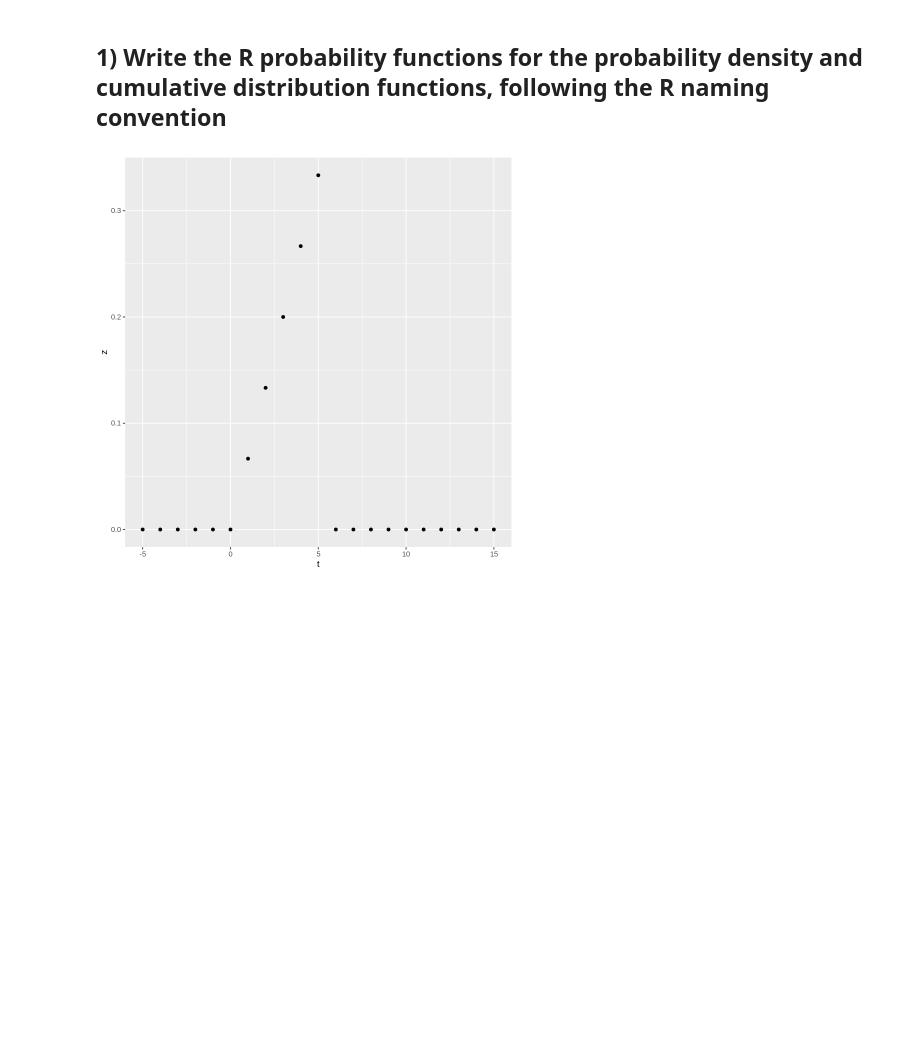
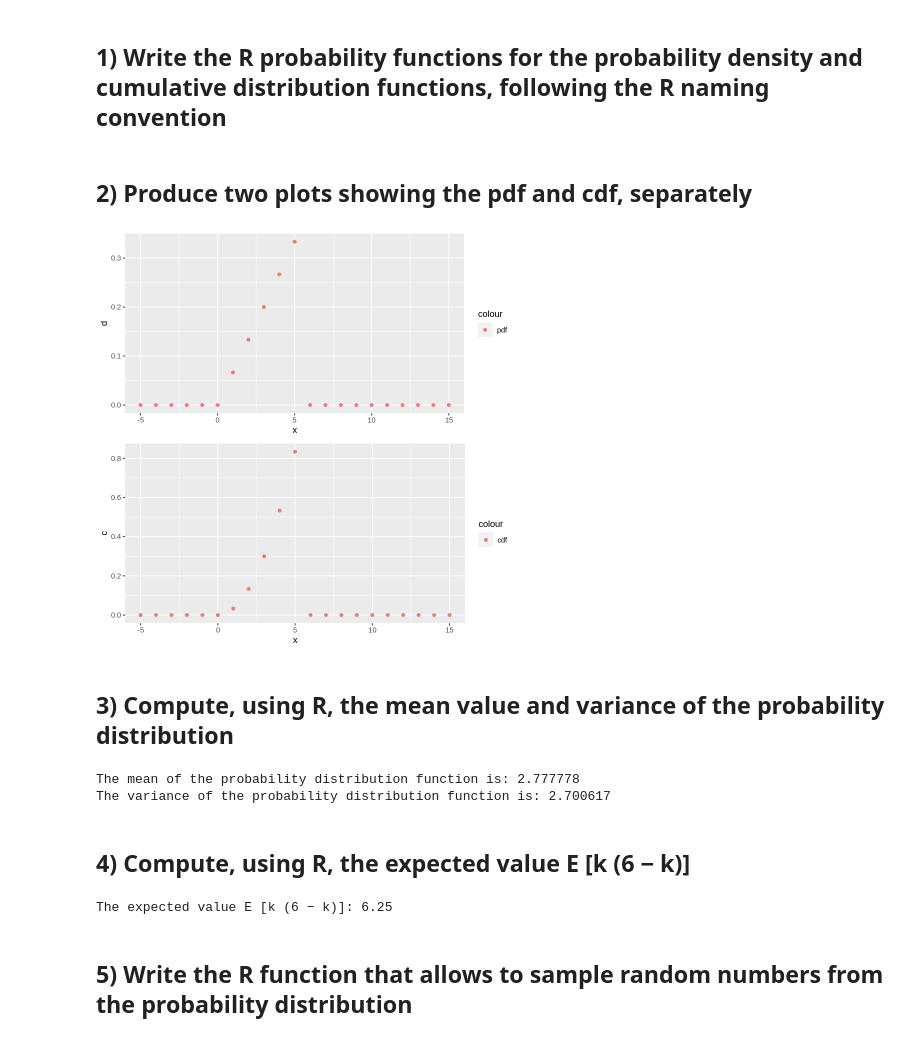
Before and after one commit to vepe99/Advance-Statistics-for-Physics-Analysis-, a Jupyter notebook: Lab2/Lab2.ipynb, the cells around one changed output. Drawn from its saved outputs; the diff is of its cells as text; code cells hidden in the pictures; blank space fills up the shorter version.

```diff
--- a/Lab2/Lab2.ipynb
+++ b/Lab2/Lab2.ipynb
@@ -10,16 +17,60 @@ Making 'packages.html' ...
 # Ex.1 Discrete random variable
 # %% [markdown]
 ## 1) Write the R probability functions for the probability density and cumulative distribution functions, following the R naming convention
-# %%
-k <- c(1,2,3,4,5)
-
-dunif.2 <- function(n) {
-    duni2 <- ifelse(n>0 & n<6,
-            n/15, 0)
-    return (duni2)
-    }
-t <- -5:15
-z <- dunif.2(t)
-ggplot() + geom_point(aes(x=t, y=z))
-# %% [output]
-[figure, removed]
+# %%
+k <- c(1,2,3,4,5)
+
+dunif.2 <- function(n) {
+    duni2 <- ifelse(n>0 & n<6,
+            n/15, 0)
+    return (duni2)
+    }
+
+punif.2 <- function(n) {
+    punif2 <- ifelse(n>0 & n<6,
+                    (n**2)/30, 0)
+    return (punif2)
+    }
+# %% [markdown]
+## 2) Produce two plots showing the pdf and cdf, separately
+# %%
+x <- -5:15
+d <- dunif.2(x)
+c <- punif.2(x)
+
+pdf_plot <- ggplot() + geom_point(aes(x=x, y=d, colour='pdf'))
+cdf_plot <- ggplot() + geom_point(aes(x=x, y=c, colour='cdf'))
+
+grid.arrange(pdf_plot, cdf_plot, nrow=2)
+# %% [output]
+[figure, added]
+# %% [markdown]
+## 3) Compute, using R, the mean value and variance of the probability distribution
+# %%
+## mean
+E.X <- integrate(function(n) {n * dunif.2(n)}, lower = 0, upper=5)
+E.X <- E.X$value
+
+#variance
+E.X2 <- integrate(function(n) {n**2 * dunif.2(n)}, lower=0, upper=5)
+E.X2 <- E.X2$value
+
+Var.X <- E.X2 - E.X**2
+
+cat('The mean of the probability distribution function is:', E.X, '\n')
+cat('The variance of the probability distribution function is:', Var.X)
+# %% [output]
+The mean of the probability distribution function is: 2.777778
+The variance of the probability distribution function is: 2.700617
+# %% [markdown]
+## 4) Compute, using R, the expected value E [k (6 − k)]
+# %%
+E.X.k <- integrate(function(k) {k*(6-k) * dunif.2(k)}, lower=0, upper = 5)
+
+E.X.k <- E.X.k$value
+
+cat('The expected value E [k (6 − k)]:', E.X.k)
+# %% [output]
+The expected value E [k (6 − k)]: 6.25
+# %% [markdown]
+## 5) Write the R function that allows to sample random numbers from the probability distribution
```
Also changed, not shown: parts of 1 cell of this notebook.
